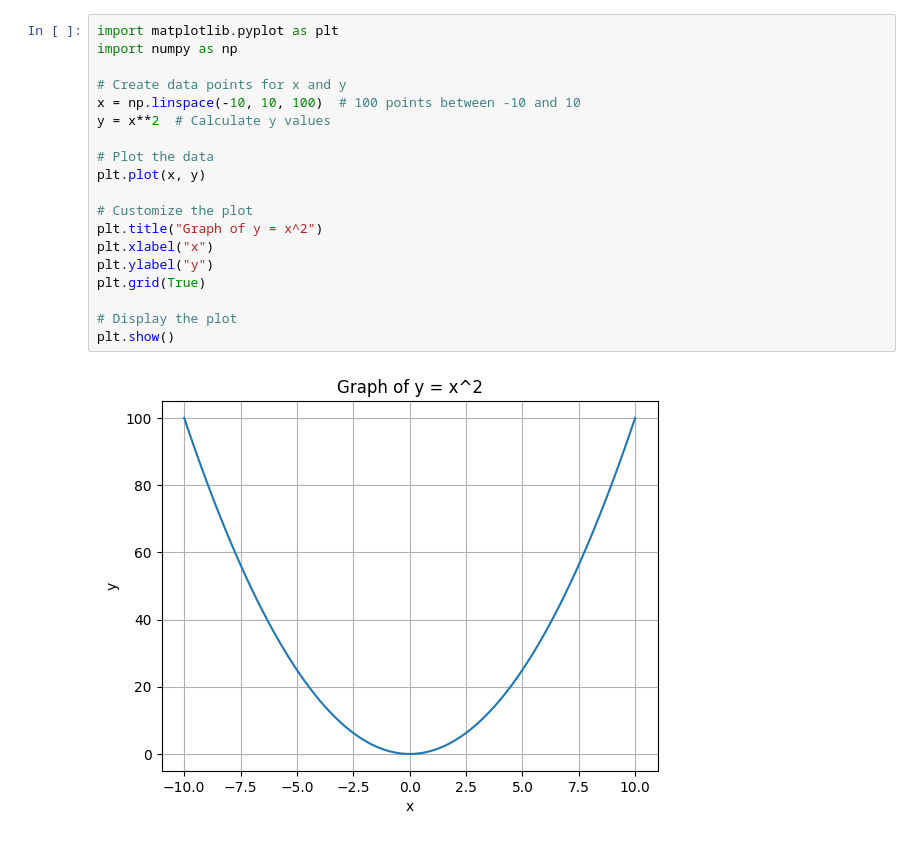
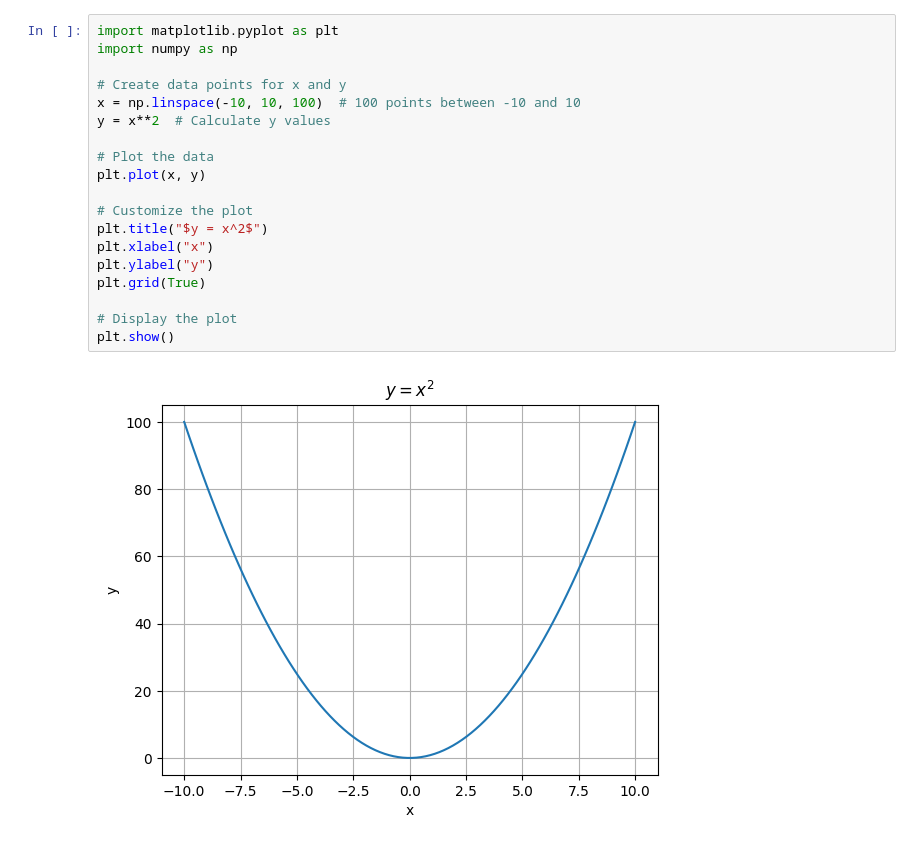
Before and after one commit to EstephanyReyes/Eccuaciones-diferenciales-parciales-I, a Jupyter notebook: Untitled2.ipynb, the cells around one changed output. Drawn from its saved outputs; the diff is of its cells as text.

```diff
--- a/Untitled2.ipynb
+++ b/Untitled2.ipynb
@@ -3,21 +7,21 @@
 # %%
 import matplotlib.pyplot as plt
 import numpy as np
 
 # Create data points for x and y
 x = np.linspace(-10, 10, 100)  # 100 points between -10 and 10
 y = x**2  # Calculate y values
 
 # Plot the data
 plt.plot(x, y)
 
 # Customize the plot
-plt.title("Graph of y = x^2")
+plt.title("$y = x^2$")
 plt.xlabel("x")
 plt.ylabel("y")
 plt.grid(True)
 
 # Display the plot
 plt.show()
 # %% [output]
-[figure, old version]
+[figure, new version]
```
Also changed, not shown: parts of 1 cell of this notebook.
